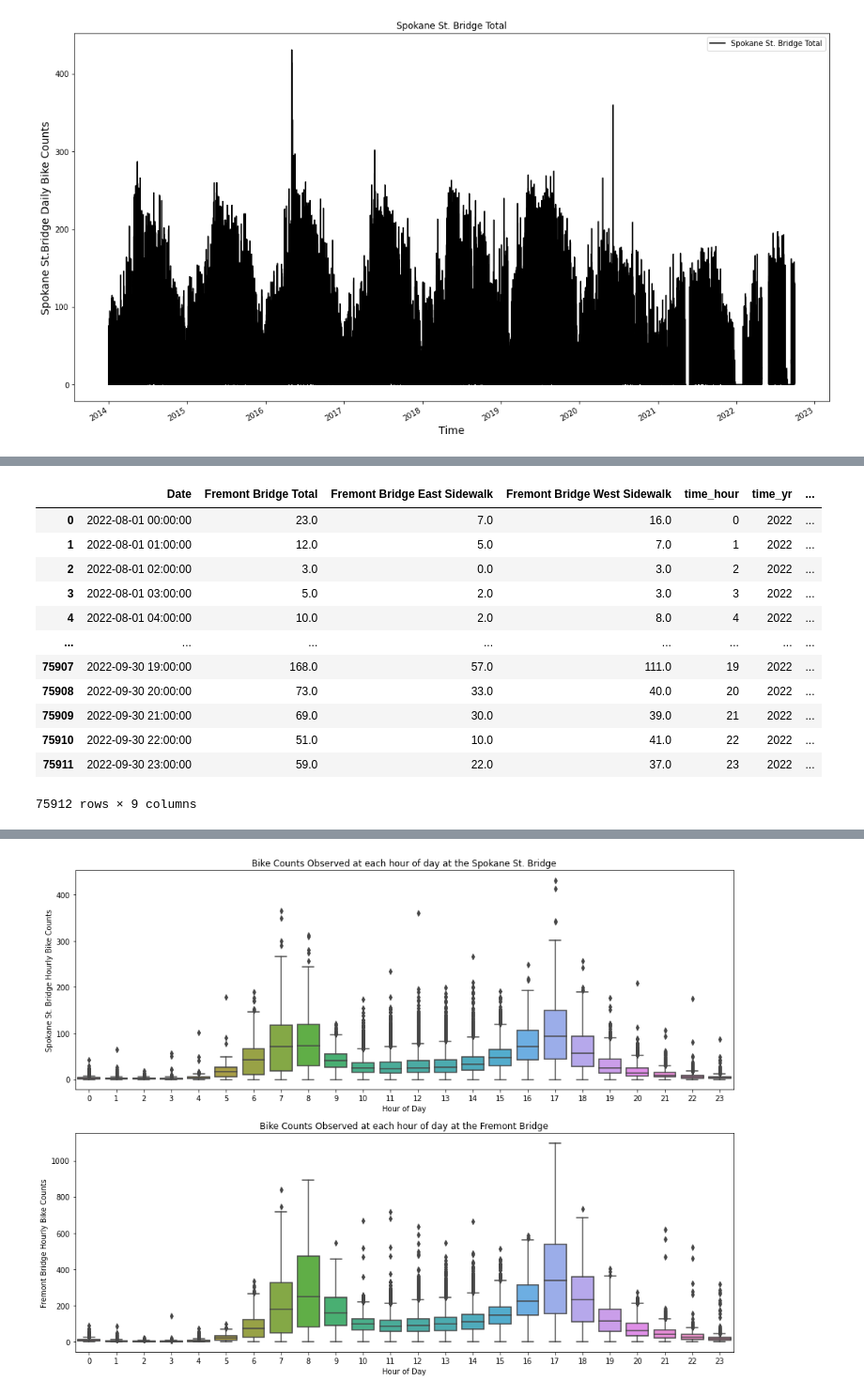
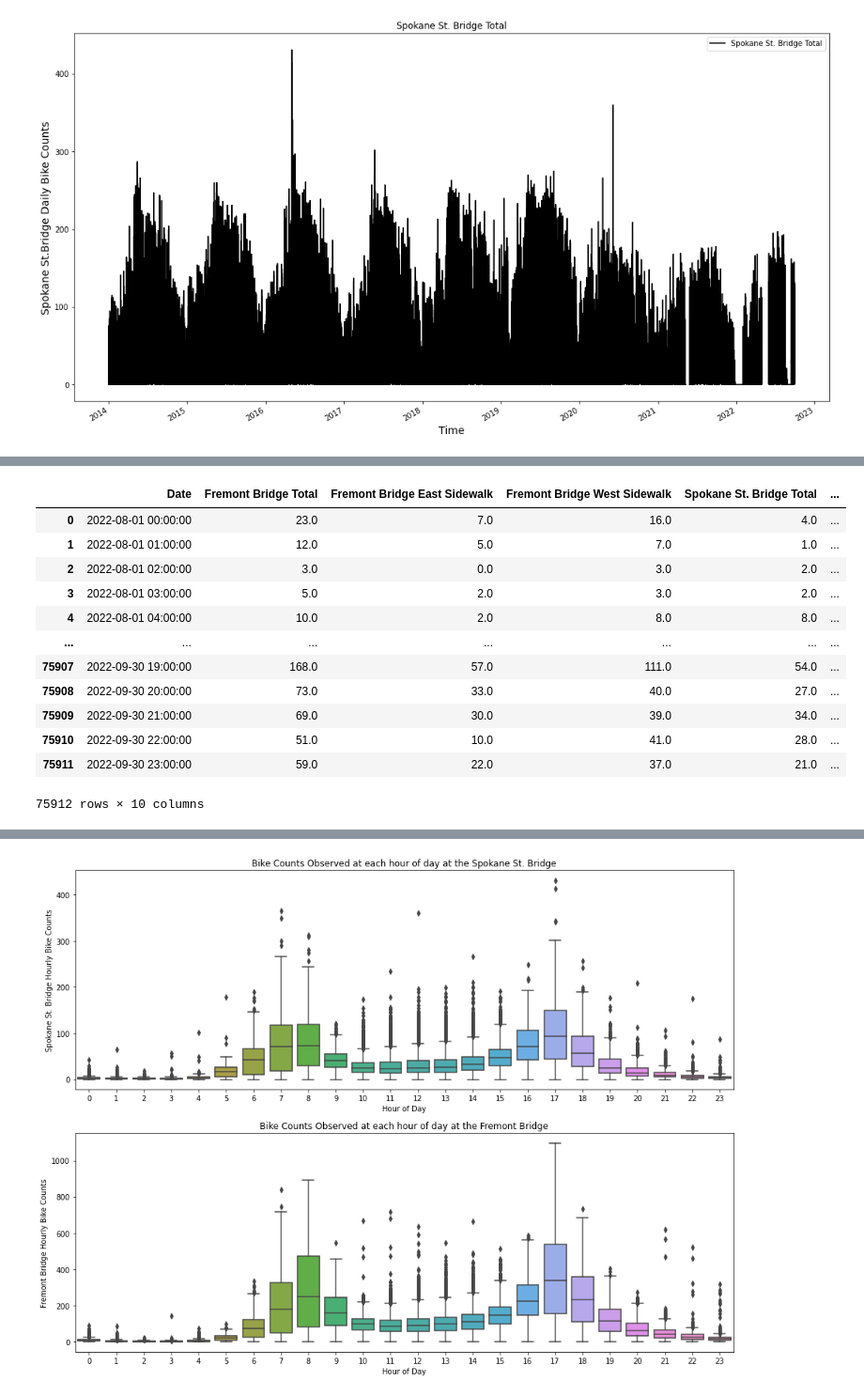
Before and after one commit to aworthyperson/Bike_Counters_Air_Quality, a Jupyter notebook: Bike_and_AQ_import_python.ipynb, the cells around one changed output, grey strips where cells are left out. Shown: that part at 94% size. Cells and saved outputs as stored; diff of their text form; code cells hidden in the pictures.

```diff
--- a/Bike_and_AQ_import_python.ipynb
+++ b/Bike_and_AQ_import_python.ipynb
@@ -68,5 +68,5 @@ bike.Date.max()
 # %% [output]
 Timestamp('2022-09-30 23:00:00')
 # %%
-bike['time_hour'] = bike.Date.dt.hour
-bike
+#bike['time_hour'] = bike.Date.dt.hour
+#bike
@@ -110,3 +73,3 @@ ax.set(ylabel='Fremont Bridge Hourly Bike Counts',
 # %%
-bike['time_yr'] = bike.Date.dt.year
-bike
+#bike['time_yr'] = bike.Date.dt.year
+#bike
@@ -191,8 +117,8 @@ ax.set_ylabel("Spokane St.Bridge Daily Bike Counts",color='k',fontsize=14);
 # %% [output]
 [figure]
 # %%
-bikess['time_hour'] = bikess.Date.dt.hour
-bikess
+#bikess['time_hour'] = bikess.Date.dt.hour
+#bikess
 
-bikess['time_yr'] = bikess.Date.dt.year
-bikess
+#bikess['time_yr'] = bikess.Date.dt.year
+#bikess
@@ -213,20 +125,37 @@ bikess
 # %%
 #result =pd.concat([bike, bikess], keys=["Date", "Date", ])
 #result
 
-result =pd.merge(left= bike, right=bikess, on = ['Date','time_hour', 'time_yr'])
+result =pd.merge(left= bike, right=bikess, on = ['Date'])
 result
+
+daily =result.set_index('Date').resample('1D').sum(min_count=24)
+daily= daily.reset_index()
+daily
+
+monthly =daily.set_index('Date').resample('1M').sum(min_count=27)
+monthly= monthly.reset_index()
+monthly
+
+yearly =monthly.set_index('Date').resample('1Y').sum(min_count=11)
+yearly
+
+
+result['time_hour'] = result.Date.dt.hour
+result['time_yr'] = result.Date.dt.year
+result['DOW'] = bikess.Date.dt.dayofweek
+result
 # %% [output]
-|  | Date | Fremont Bridge Total | Fremont Bridge East Sidewalk | Fremont Bridge West Sidewalk | time_hour | time_yr | ... |
-| 0 | 2022-08-01 00:00:00 | 23.0 | 7.0 | 16.0 | 0 | 2022 | ... |
-| 1 | 2022-08-01 01:00:00 | 12.0 | 5.0 | 7.0 | 1 | 2022 | ... |
-| 2 | 2022-08-01 02:00:00 | 3.0 | 0.0 | 3.0 | 2 | 2022 | ... |
-| 3 | 2022-08-01 03:00:00 | 5.0 | 2.0 | 3.0 | 3 | 2022 | ... |
-| 4 | 2022-08-01 04:00:00 | 10.0 | 2.0 | 8.0 | 4 | 2022 | ... |
-| ... | ... | ... | ... | ... | ... | ... | ... |
-| 75907 | 2022-09-30 19:00:00 | 168.0 | 57.0 | 111.0 | 19 | 2022 | ... |
-| 75908 | 2022-09-30 20:00:00 | 73.0 | 33.0 | 40.0 | 20 | 2022 | ... |
-| 75909 | 2022-09-30 21:00:00 | 69.0 | 30.0 | 39.0 | 21 | 2022 | ... |
-| 75910 | 2022-09-30 22:00:00 | 51.0 | 10.0 | 41.0 | 22 | 2022 | ... |
-| 75911 | 2022-09-30 23:00:00 | 59.0 | 22.0 | 37.0 | 23 | 2022 | ... |
+|  | Date | Fremont Bridge Total | Fremont Bridge East Sidewalk | Fremont Bridge West Sidewalk | Spokane St. Bridge Total | ... |
+| 0 | 2022-08-01 00:00:00 | 23.0 | 7.0 | 16.0 | 4.0 | ... |
+| 1 | 2022-08-01 01:00:00 | 12.0 | 5.0 | 7.0 | 1.0 | ... |
+| 2 | 2022-08-01 02:00:00 | 3.0 | 0.0 | 3.0 | 2.0 | ... |
+| 3 | 2022-08-01 03:00:00 | 5.0 | 2.0 | 3.0 | 2.0 | ... |
+| 4 | 2022-08-01 04:00:00 | 10.0 | 2.0 | 8.0 | 8.0 | ... |
+| ... | ... | ... | ... | ... | ... | ... |
+| 75907 | 2022-09-30 19:00:00 | 168.0 | 57.0 | 111.0 | 54.0 | ... |
+| 75908 | 2022-09-30 20:00:00 | 73.0 | 33.0 | 40.0 | 27.0 | ... |
+| 75909 | 2022-09-30 21:00:00 | 69.0 | 30.0 | 39.0 | 34.0 | ... |
+| 75910 | 2022-09-30 22:00:00 | 51.0 | 10.0 | 41.0 | 28.0 | ... |
+| 75911 | 2022-09-30 23:00:00 | 59.0 | 22.0 | 37.0 | 21.0 | ... |
-75912 rows × 9 columns
+75912 rows × 10 columns
```
Also changed, not shown: parts of 11 cells of this notebook.
